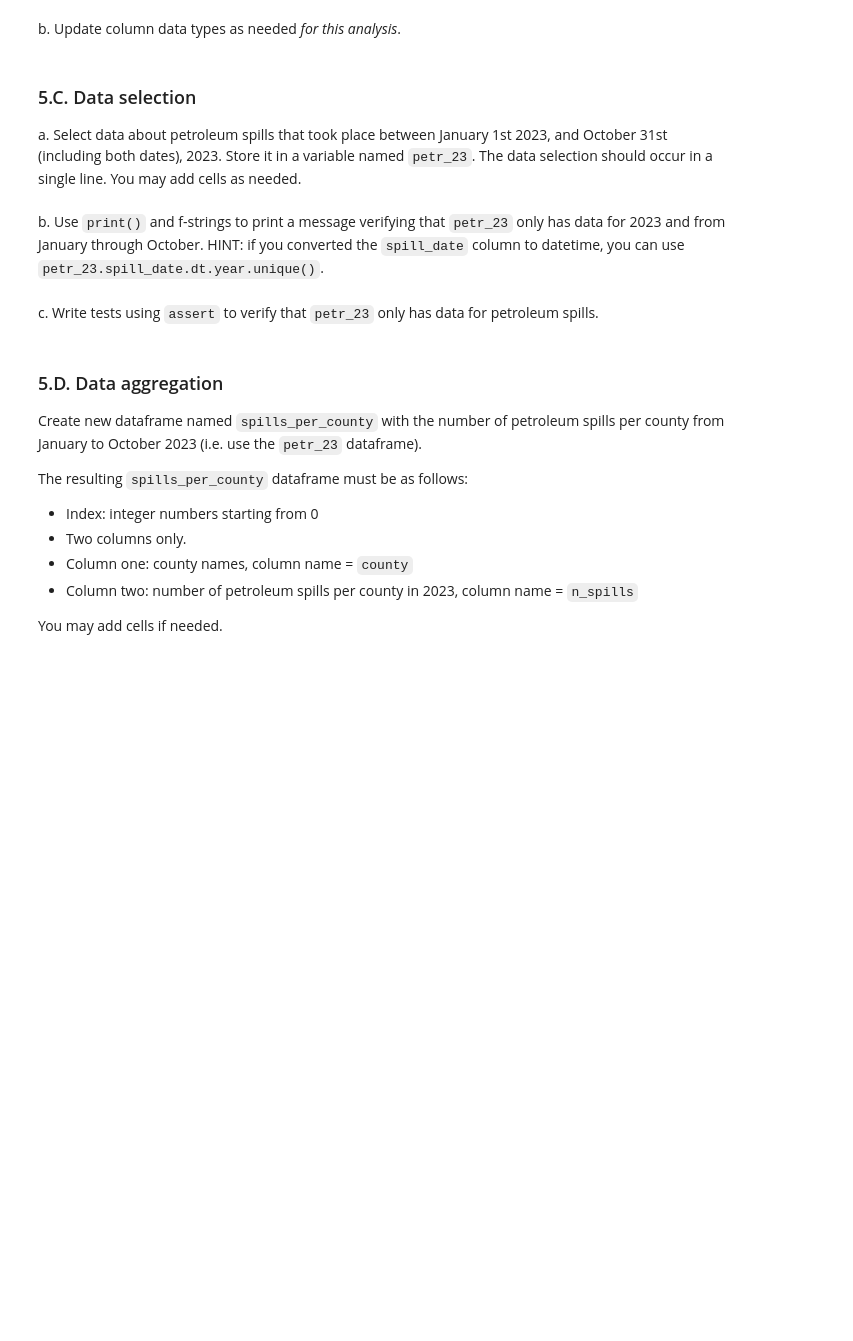
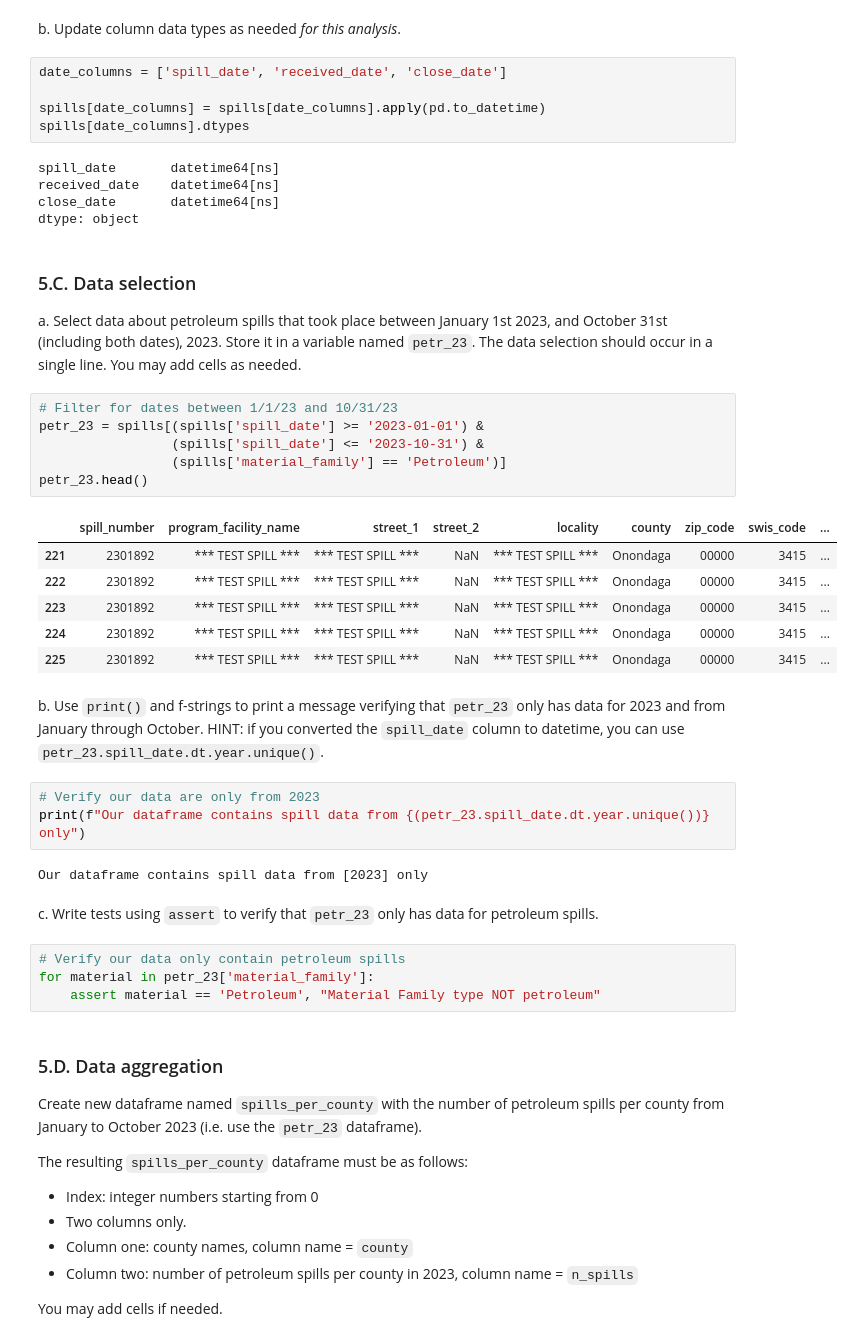
Before and after one commit to lsdixit/eds220-hwk3, a Jupyter notebook: hwk3-task1-spills.ipynb, the cells around one changed output. Saved outputs shown, nothing was run; the diff lists cells and outputs as text; blank space fills up the shorter version.

```diff
--- a/hwk3-task1-spills.ipynb
+++ b/hwk3-task1-spills.ipynb
@@ -178,6 +180,16 @@ Index(['spill_number', 'program_facility_name', 'street_1', 'street_2',
 <!-- BEGIN QUESTION -->
 
 b. Update column data types as needed *for this analysis*.
+# %%
+date_columns = ['spill_date', 'received_date', 'close_date']
+
+spills[date_columns] = spills[date_columns].apply(pd.to_datetime)
+spills[date_columns].dtypes
+# %% [output]
+spill_date       datetime64[ns]
+received_date    datetime64[ns]
+close_date       datetime64[ns]
+dtype: object
 # %% [markdown]
 <!-- END QUESTION -->
 
@@ -186,6 +198,19 @@ b. Update column data types as needed *for this analysis*.
 ### 5.C. Data selection
 
 a. Select data about petroleum spills that took place between January 1st 2023, and October 31st (including both dates), 2023. Store it in a variable named `petr_23`. The data selection should occur in a single line. You may add cells as needed.
+# %%
+# Filter for dates between 1/1/23 and 10/31/23
+petr_23 = spills[(spills['spill_date'] >= '2023-01-01') &
+                 (spills['spill_date'] <= '2023-10-31') &
+                 (spills['material_family'] == 'Petroleum')]
+petr_23.head()
+# %% [output]
+|  | spill_number | program_facility_name | street_1 | street_2 | locality | county | zip_code | swis_code | ... |
+| 221 | 2301892 | *** TEST SPILL *** | *** TEST SPILL *** | NaN | *** TEST SPILL *** | Onondaga | 00000 | 3415 | ... |
+| 222 | 2301892 | *** TEST SPILL *** | *** TEST SPILL *** | NaN | *** TEST SPILL *** | Onondaga | 00000 | 3415 | ... |
+| 223 | 2301892 | *** TEST SPILL *** | *** TEST SPILL *** | NaN | *** TEST SPILL *** | Onondaga | 00000 | 3415 | ... |
+| 224 | 2301892 | *** TEST SPILL *** | *** TEST SPILL *** | NaN | *** TEST SPILL *** | Onondaga | 00000 | 3415 | ... |
+| 225 | 2301892 | *** TEST SPILL *** | *** TEST SPILL *** | NaN | *** TEST SPILL *** | Onondaga | 00000 | 3415 | ... |
 # %% [markdown]
 <!-- END QUESTION -->
 
@@ -193,12 +218,21 @@ a. Select data about petroleum spills that took place between January 1st 2023,
 
 b. Use `print()` and f-strings to print a message verifying that `petr_23` only has data for 2023 and from January through October.
 HINT: if you converted the `spill_date` column to datetime, you can use `petr_23.spill_date.dt.year.unique()`.
+# %%
+# Verify our data are only from 2023
+print(f"Our dataframe contains spill data from {(petr_23.spill_date.dt.year.unique())} only")
+# %% [output]
+Our dataframe contains spill data from [2023] only
 # %% [markdown]
 <!-- END QUESTION -->
 
 <!-- BEGIN QUESTION -->
 
 c. Write tests using `assert` to verify that `petr_23` only has data for petroleum spills.
+# %%
+# Verify our data only contain petroleum spills
+for material in petr_23['material_family']:
+    assert material == 'Petroleum', "Material Family type NOT petroleum"
 # %% [markdown]
 <!-- END QUESTION -->
 
```
Also changed, not shown: parts of 4 cells of this notebook, 1 other file.
